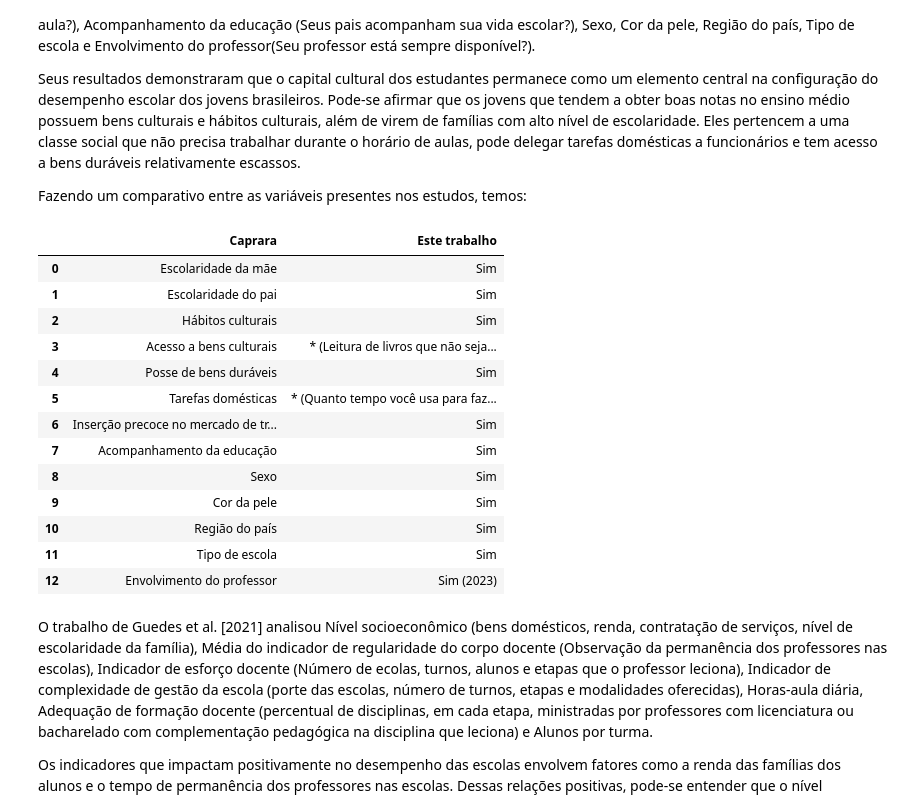
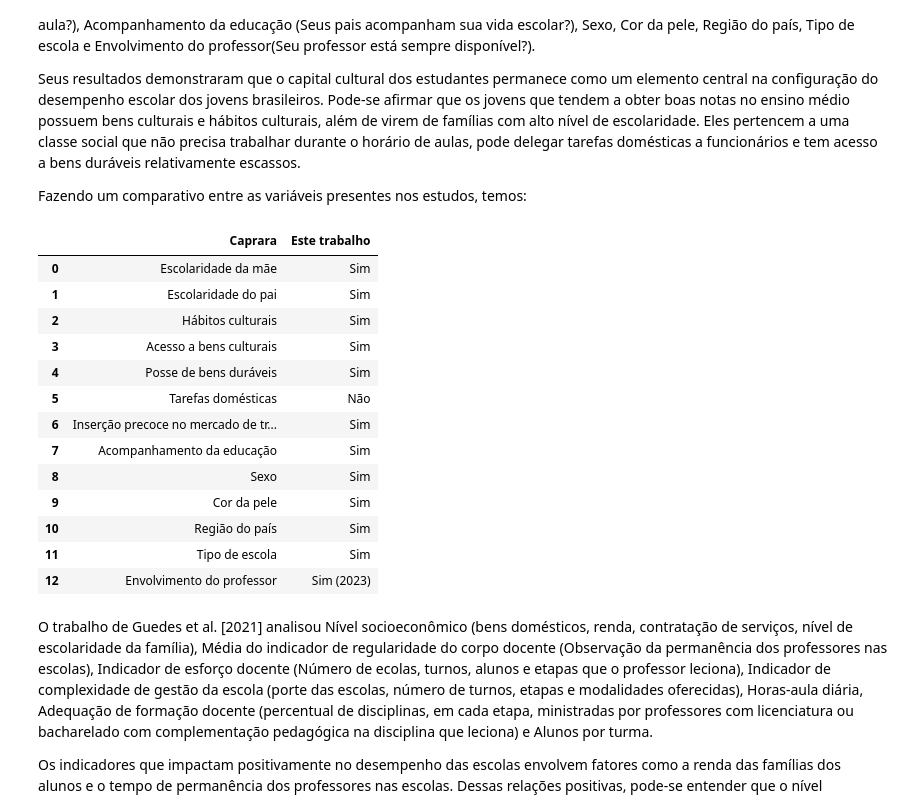
Before and after one commit to emilly788/TCC, a Jupyter notebook: 2. Análise Exploratória dos Dados.ipynb, the cells around one changed output. Cells and saved outputs as stored; diff of their text form; code cells hidden in the pictures.

```diff
--- a/2. Análise Exploratória dos Dados.ipynb
+++ b/2. Análise Exploratória dos Dados.ipynb
@@ -221,31 +221,31 @@ Fazendo um comparativo entre as variáveis presentes nos estudos, temos:
 # %%
 tabela = pd.DataFrame([
     ["Escolaridade da mãe", "Sim"],
     ["Escolaridade do pai", "Sim"],
     ["Hábitos culturais", "Sim"],
-    ["Acesso a bens culturais", " * (Leitura de livros que não sejam das matérias escolares)"],
+    ["Acesso a bens culturais", "Sim"],
     ["Posse de bens duráveis", "Sim"],
-    ["Tarefas domésticas", " * (Quanto tempo você usa para fazer trabalhos domésticos)"],
+    ["Tarefas domésticas", "Não"],
     ["Inserção precoce no mercado de trabalho", "Sim"],
     ["Acompanhamento da educação", "Sim"],
     ["Sexo", "Sim"],
     ["Cor da pele", "Sim"],
     ["Região do país", "Sim"],
     ["Tipo de escola", "Sim"],
     ["Envolvimento do professor", "Sim (2023)"]
 ], columns=[
     "Caprara",
     "Este trabalho"
 ])
 tabela
 # %% [output]
 |  | Caprara | Este trabalho |
 | 0 | Escolaridade da mãe | Sim |
 | 1 | Escolaridade do pai | Sim |
 | 2 | Hábitos culturais | Sim |
-| 3 | Acesso a bens culturais | * (Leitura de livros que não seja... |
+| 3 | Acesso a bens culturais | Sim |
 | 4 | Posse de bens duráveis | Sim |
-| 5 | Tarefas domésticas | * (Quanto tempo você usa para faz... |
+| 5 | Tarefas domésticas | Não |
 | 6 | Inserção precoce no mercado de tr... | Sim |
 | 7 | Acompanhamento da educação | Sim |
 | 8 | Sexo | Sim |
```
Also changed, not shown: parts of 4 cells of this notebook.
